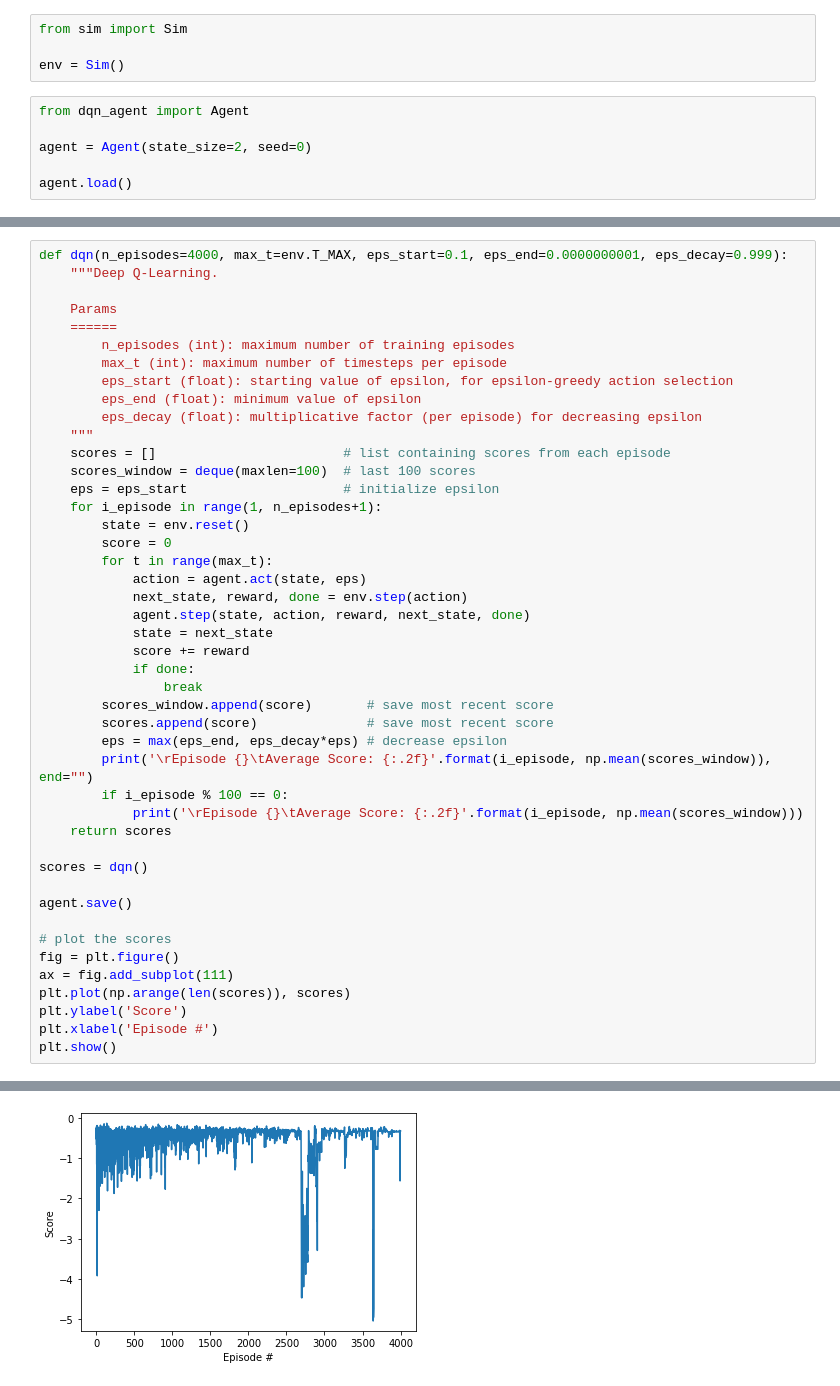
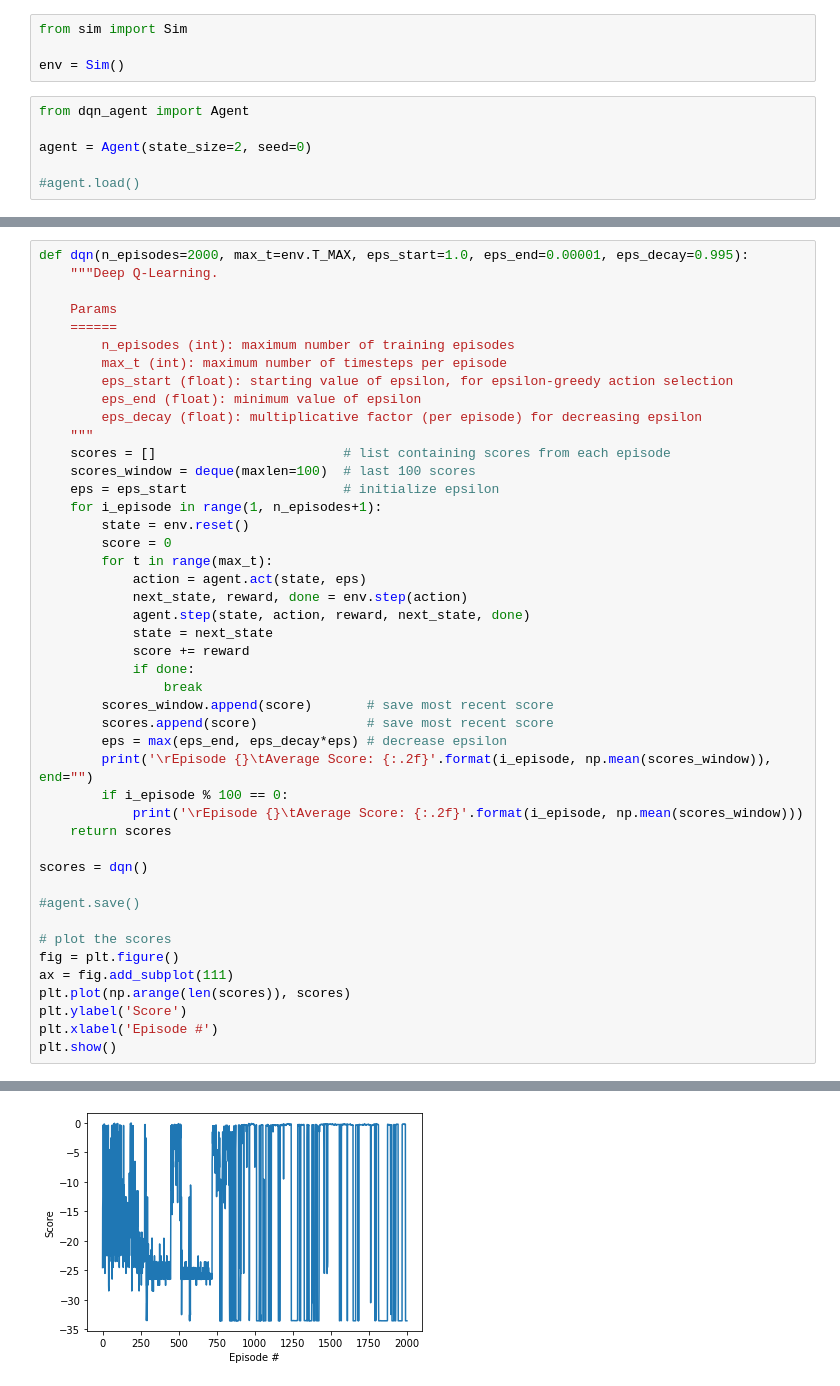
Before and after one commit to einsteinmaster/dqn-controller, a Jupyter notebook: pytorch/dqn.ipynb, the cells around one changed output, grey strips where cells are left out. Saved outputs shown, nothing was run; the diff lists cells and outputs as text.

```diff
--- a/pytorch/dqn.ipynb
+++ b/pytorch/dqn.ipynb
@@ -15,4 +15,4 @@ from dqn_agent import Agent
 
 agent = Agent(state_size=2, seed=0)
 
-agent.load()
+#agent.load()
@@ -47,5 +49,5 @@ env.close()
 # %%
-def dqn(n_episodes=4000, max_t=env.T_MAX, eps_start=0.1, eps_end=0.0000000001, eps_decay=0.999):
+def dqn(n_episodes=2000, max_t=env.T_MAX, eps_start=1.0, eps_end=0.00001, eps_decay=0.995):
     """Deep Q-Learning.
 
     Params
@@ -80,7 +82,7 @@ def dqn(n_episodes=4000, max_t=env.T_MAX, eps_start=0.1, eps_end=0.0000000001, e
 
 scores = dqn()
 
-agent.save()
+#agent.save()
 
 # plot the scores
 fig = plt.figure()
@@ -110,4 +115,4 @@ Episode 4000    Average Score: -0.39
-[figure, old version]
+[figure, new version]
 # %%
 state = env.reset()
 for j in range(env.T_MAX):
```
Also changed, not shown: parts of 5 cells of this notebook, 2 other files.
